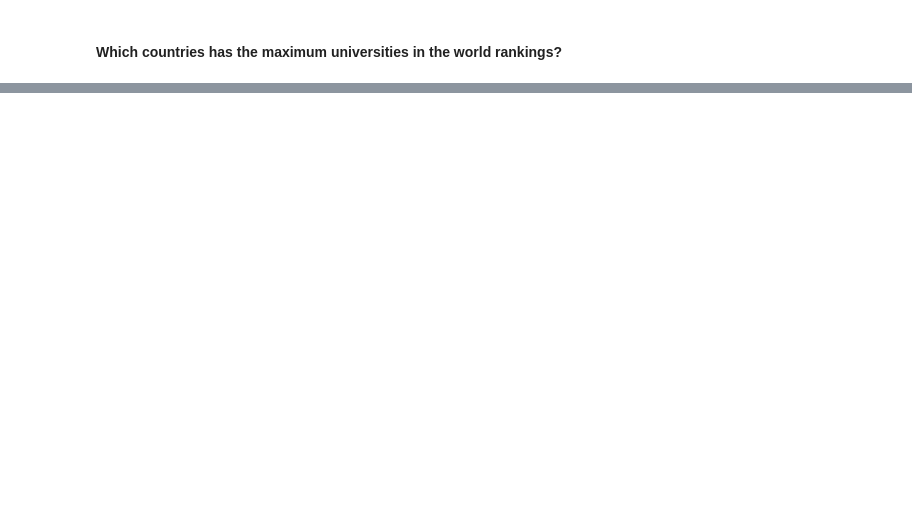
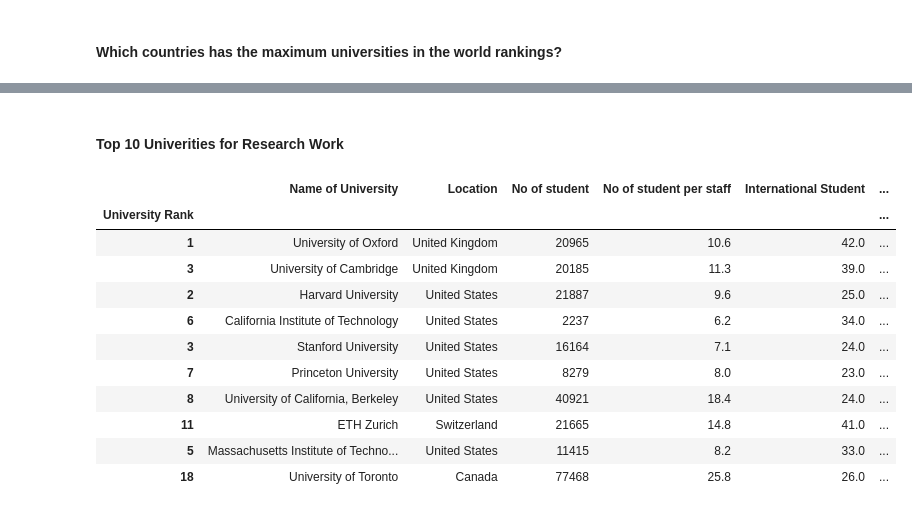
Before and after one commit to look4abhinav/University-Rankings, a Jupyter notebook: UniversityRakings.ipynb, the cells around one changed output, grey strips where cells are left out. Cells and saved outputs as stored; diff of their text form; code cells hidden in the pictures; blank space fills up the shorter version.

```diff
--- a/UniversityRakings.ipynb
+++ b/UniversityRakings.ipynb
@@ -116,3 +116,20 @@ plt.title('Countries with most Universities in World Rankings')
 plt.show()
 # %% [output]
 [figure]
+# %% [markdown]
+#### Top 10 Univerities for Research Work
+# %%
+uni.sort_values(by="Research Score", ascending=False).head(10)
+# %% [output]
+|  | Name of University | Location | No of student | No of student per staff | International Student | ... |
+| University Rank |  |  |  |  |  | ... |
+| 1 | University of Oxford | United Kingdom | 20965 | 10.6 | 42.0 | ... |
+| 3 | University of Cambridge | United Kingdom | 20185 | 11.3 | 39.0 | ... |
+| 2 | Harvard University | United States | 21887 | 9.6 | 25.0 | ... |
+| 6 | California Institute of Technology | United States | 2237 | 6.2 | 34.0 | ... |
+| 3 | Stanford University | United States | 16164 | 7.1 | 24.0 | ... |
+| 7 | Princeton University | United States | 8279 | 8.0 | 23.0 | ... |
+| 8 | University of California, Berkeley | United States | 40921 | 18.4 | 24.0 | ... |
+| 11 | ETH Zurich | Switzerland | 21665 | 14.8 | 41.0 | ... |
+| 5 | Massachusetts Institute of Techno... | United States | 11415 | 8.2 | 33.0 | ... |
+| 18 | University of Toronto | Canada | 77468 | 25.8 | 26.0 | ... |
```
Also changed, not shown: parts of 4 cells of this notebook.
